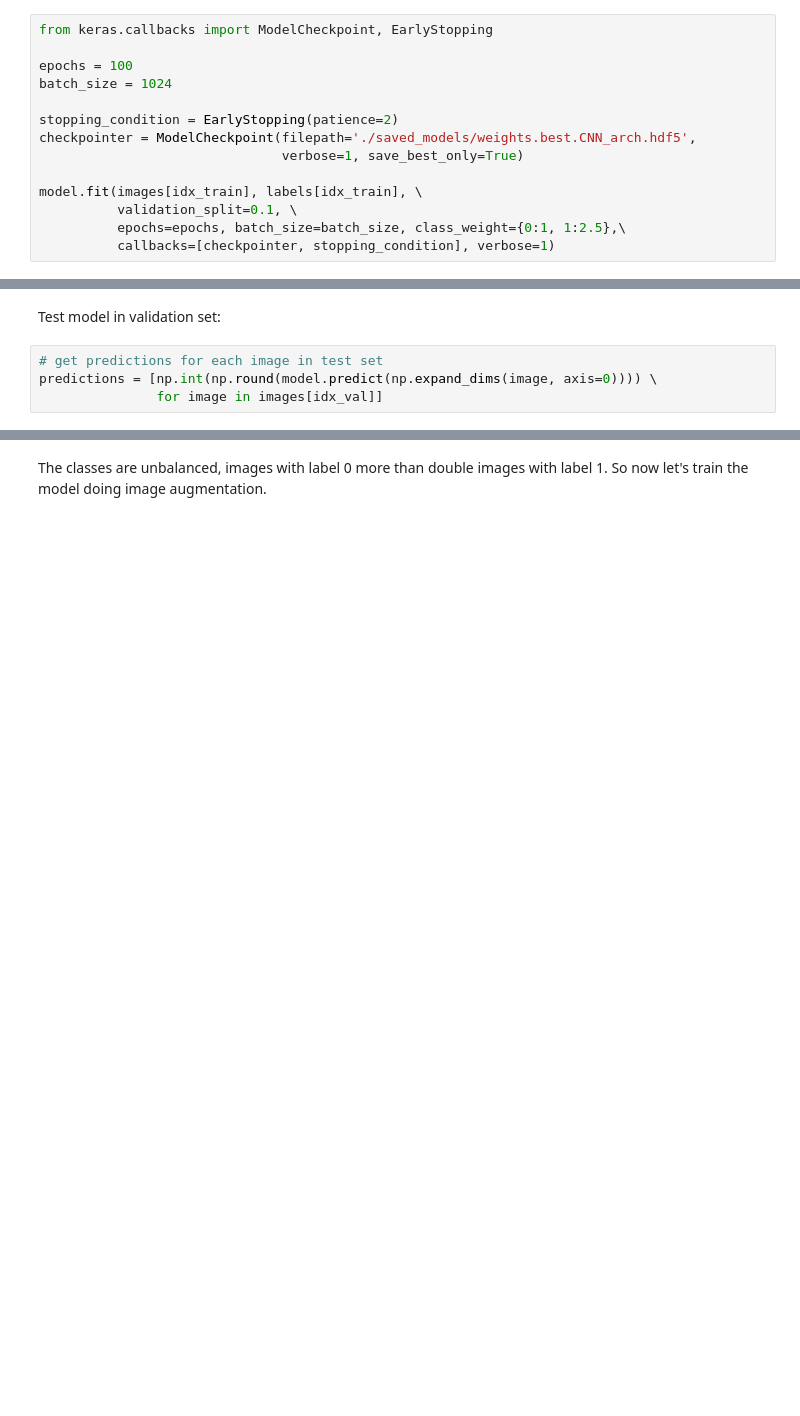
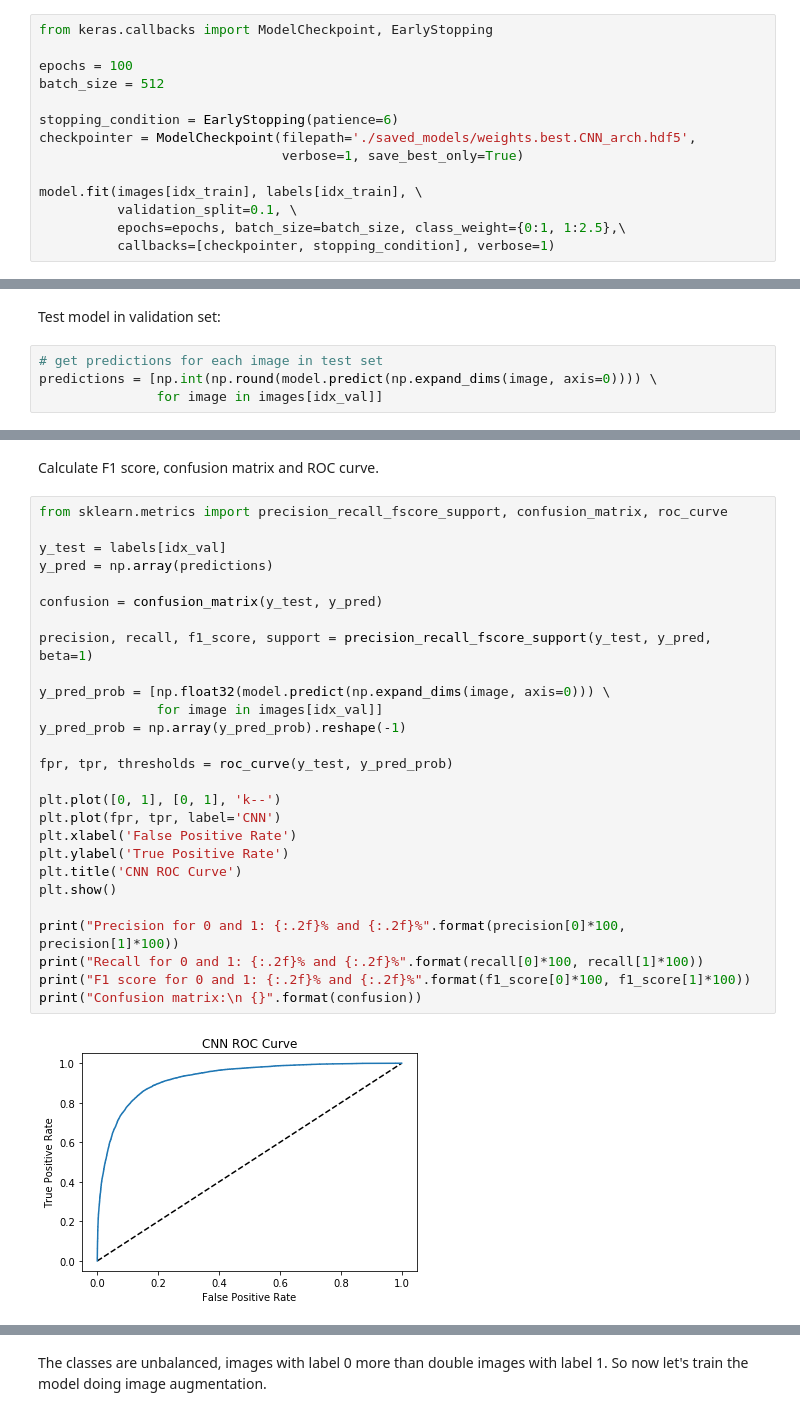
Before and after one commit to pdagger/Springboard_Data_Science, a Jupyter notebook: Capstone_Project_2/Histopathology.ipynb, the cells around one changed output, grey strips where cells are left out. Saved outputs shown, nothing was run; the diff lists cells and outputs as text; blank space fills up the shorter version.

Commit message:
feat: F1 metrics and ROC curve calculated
For each CNN model the precision,
recall and F1 score are calculated.
The ROC curve was also added.

```diff
--- a/Capstone_Project_2/Histopathology.ipynb
+++ b/Capstone_Project_2/Histopathology.ipynb
@@ -163,9 +163,9 @@ model.compile(optimizer='adam', loss='binary_crossentropy', metrics=['accuracy']
 from keras.callbacks import ModelCheckpoint, EarlyStopping
 
 epochs = 100
-batch_size = 1024
+batch_size = 512
 
-stopping_condition = EarlyStopping(patience=2)
+stopping_condition = EarlyStopping(patience=6)
 checkpointer = ModelCheckpoint(filepath='./saved_models/weights.best.CNN_arch.hdf5',
                                verbose=1, save_best_only=True)
 
@@ -210,0 +211,31 @@ Test accuracy: 79.0938%
+# %% [markdown]
+Calculate F1 score, confusion matrix and ROC curve.
+# %%
+from sklearn.metrics import precision_recall_fscore_support, confusion_matrix, roc_curve
+
+y_test = labels[idx_val]
+y_pred = np.array(predictions)
+
+confusion = confusion_matrix(y_test, y_pred)
+
+precision, recall, f1_score, support = precision_recall_fscore_support(y_test, y_pred, beta=1)
+
+y_pred_prob = [np.float32(model.predict(np.expand_dims(image, axis=0))) \
+               for image in images[idx_val]]
+y_pred_prob = np.array(y_pred_prob).reshape(-1)
+
+fpr, tpr, thresholds = roc_curve(y_test, y_pred_prob)
+
+plt.plot([0, 1], [0, 1], 'k--')
+plt.plot(fpr, tpr, label='CNN')
+plt.xlabel('False Positive Rate')
+plt.ylabel('True Positive Rate')
+plt.title('CNN ROC Curve')
+plt.show()
+
+print("Precision for 0 and 1: {:.2f}% and {:.2f}%".format(precision[0]*100, precision[1]*100))
+print("Recall for 0 and 1: {:.2f}% and {:.2f}%".format(recall[0]*100, recall[1]*100))
+print("F1 score for 0 and 1: {:.2f}% and {:.2f}%".format(f1_score[0]*100, f1_score[1]*100))
+print("Confusion matrix:\n {}".format(confusion))
+# %% [output]
+[figure, added]
```
Also changed, not shown: parts of 9 cells of this notebook.
